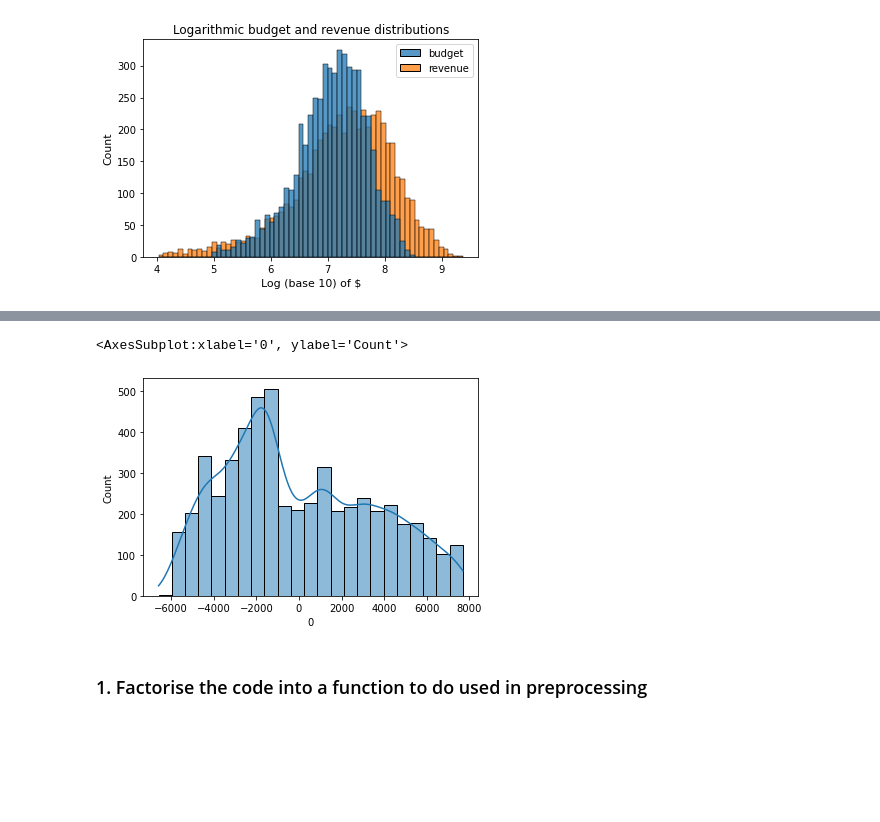
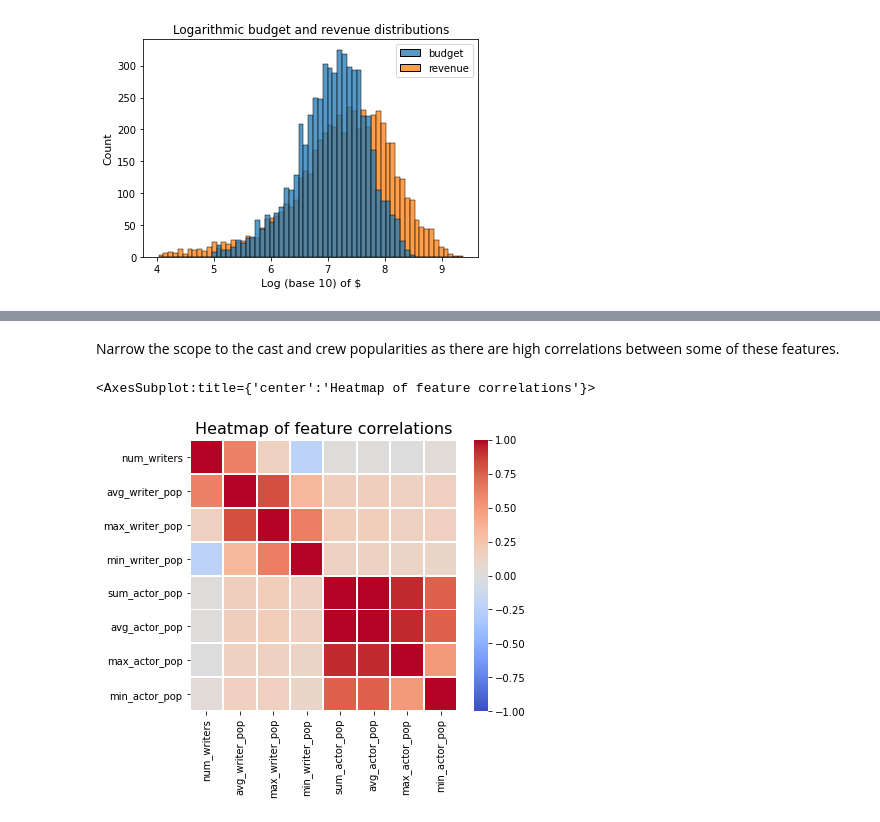
Before and after one commit to Tom11Butler/MLE-Capstone, a Jupyter notebook: 02-EDA.ipynb, the cells around one changed output, grey strips where cells are left out. Saved outputs shown, nothing was run; the diff lists cells and outputs as text; code cells hidden in the pictures; blank space fills up the shorter version.

```diff
--- a/02-EDA.ipynb
+++ b/02-EDA.ipynb
@@ -245,2 +222,0 @@ The plot below shows that a lot of the data is uncorrelated. There are strong co
-# %%
-df.drop(['year', 'sum_actor_pop'], axis=1, inplace=True)
@@ -406,2 +222,0 @@ sns.jointplot(
-# %%
-df['log10_revenue'] = df['revenue'].apply(lambda x: math.log10(x))
@@ -467,8 +222,0 @@ sns.jointplot(x=dfPCA[0], y=dfPCA[1]
-# %%
-sns.histplot(dfPCA[0], kde=True)
-# sns.histplot(dfPCA[1], kde=True)
-# %% [output]
-<AxesSubplot:xlabel='0', ylabel='Count'>
-[figure, removed]
-# %% [markdown]
-### 1. Factorise the code into a function to do used in preprocessing
@@ -598,0 +223,13 @@ def cpi_adjust(row, CPI_tf):
+# %% [markdown]
+Narrow the scope to the cast and crew popularities as there are high correlations between some of these features.
+# %%
+# fig, ax = plt.subplots(figsize=(12,10))
+dfCopy = df[['writers', 'num_writers', 'avg_writer_pop', 'max_writer_pop',
+       'min_writer_pop', 'actors', 'sum_actor_pop', 'avg_actor_pop',
+       'max_actor_pop', 'min_actor_pop']]
+plt.figure(figsize=(6,5))
+plt.title('Heatmap of feature correlations', fontdict={'fontsize':16})
+sns.heatmap(dfCopy.corr(), linewidths=1, cmap='coolwarm', vmin=-1, vmax=1)
+# %% [output]
+<AxesSubplot:title={'center':'Heatmap of feature correlations'}>
+[figure, added]
```
Also changed, not shown: parts of 77 cells of this notebook.
